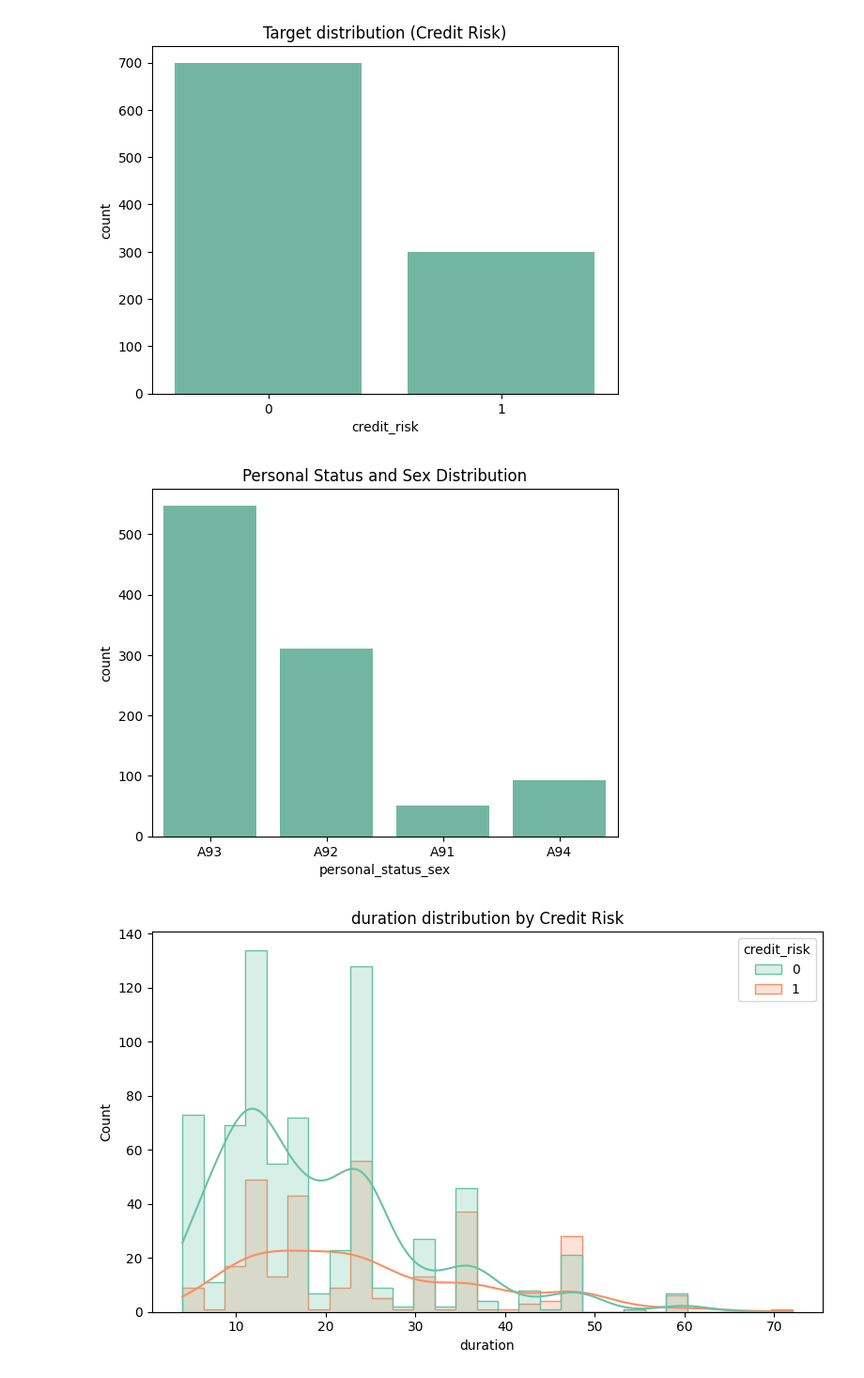
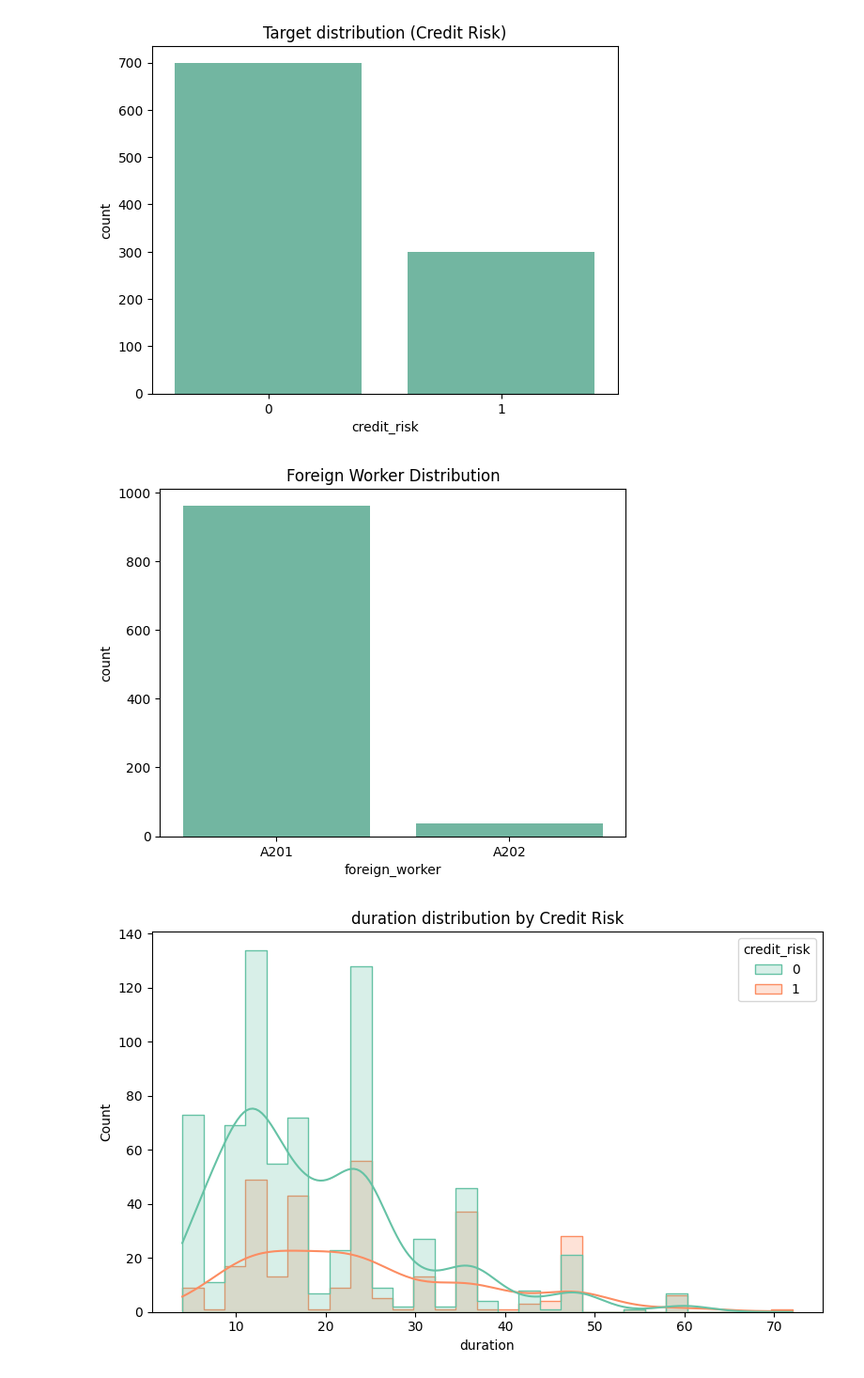
Before and after one commit to staerkjoe/Quant.-Risk-Management, a Jupyter notebook: notebooks/eda.ipynb, the cells around one changed output. Shown at 94% size. Saved outputs shown, nothing was run; the diff lists cells and outputs as text; code cells hidden in the pictures.

```diff
--- a/notebooks/eda.ipynb
+++ b/notebooks/eda.ipynb
@@ -71,11 +70,11 @@ plt.show()
 # %% [output]
 [figure]
 # %%
-sns.countplot(x="personal_status_sex", data=df)
-plt.title("Personal Status and Sex Distribution")
+sns.countplot(x="foreign_worker", data=df)
+plt.title("Foreign Worker Distribution")
 plt.show()
 # %% [output]
-[figure, old version]
+[figure, new version]
 # %%
 for col in num_features:
     plt.figure(figsize=(8, 5))
```
Also changed, not shown: parts of 1 cell of this notebook, 3 other files.
